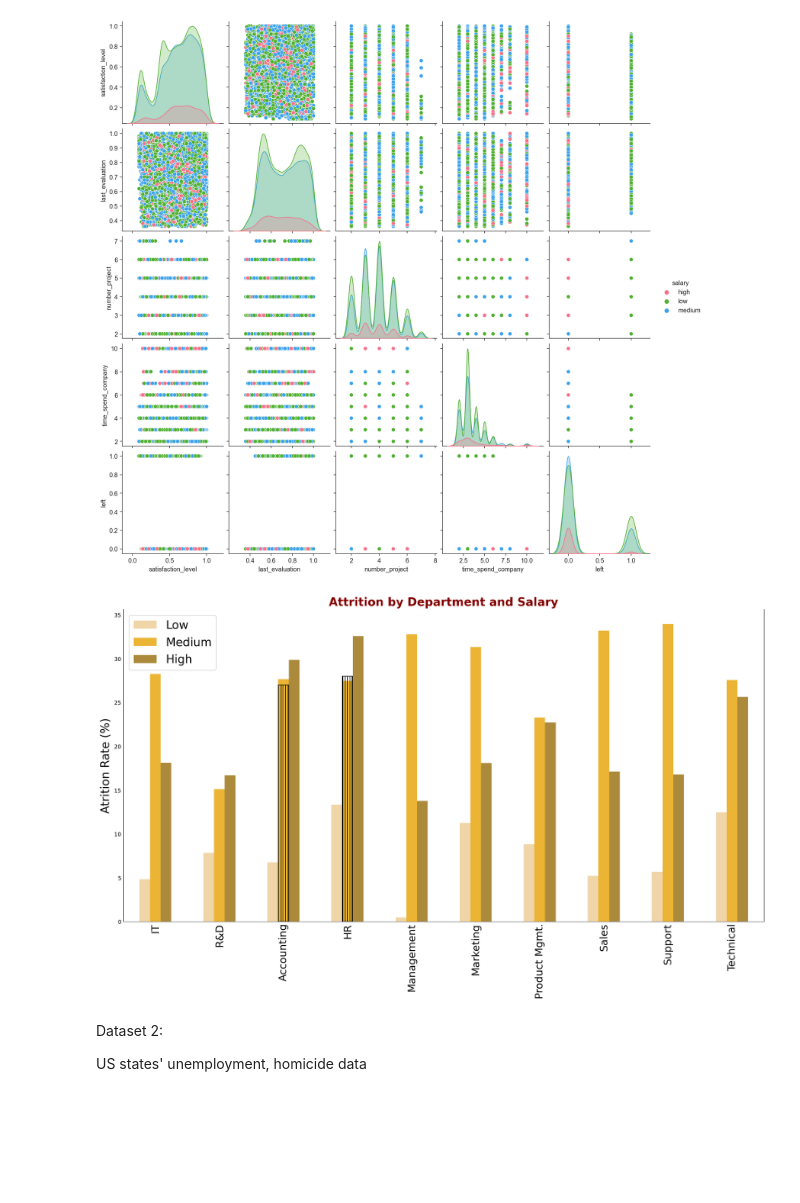
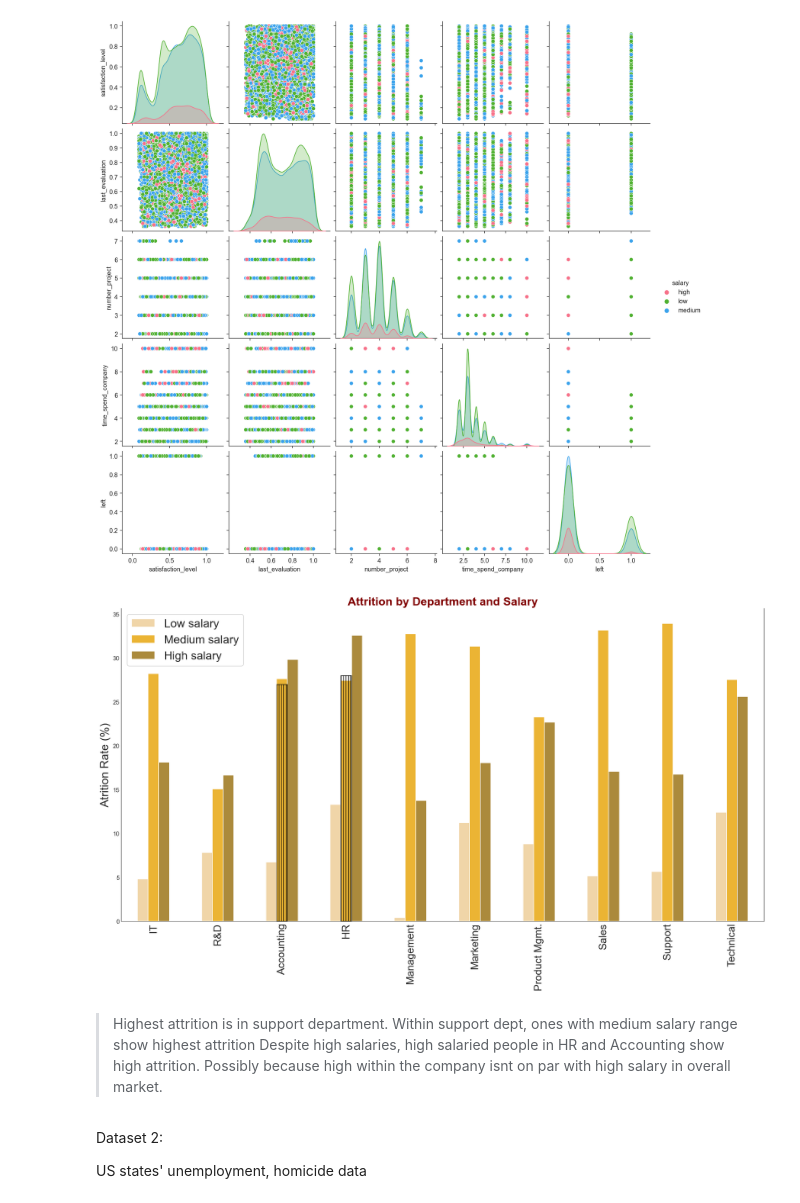
Before and after one commit to raghavendrahyd/DS_learning, a Jupyter notebook: Viz_EDA.ipynb, the cells around one changed output. Saved outputs shown, nothing was run; the diff lists cells and outputs as text; code cells hidden in the pictures; blank space fills up the shorter version.

```diff
--- a/Viz_EDA.ipynb
+++ b/Viz_EDA.ipynb
@@ -197,28 +202,31 @@ def attrition_summary_by_call(coln1,coln2, df= df):
 # %%
 depts=['IT','R&D','Accounting','HR','Management','Marketing','Product Mgmt.','Sales','Support','Technical']
 
 fig,ax=plt.subplots(figsize=(20,5))
 attrition_summary_by_call('Department','salary')['Attrition_percent'].unstack().\
     plot.bar(figsize=(20,10), color=['#f0d5a8','#ebb434','#ab8a3c'], title='Attrition rate by dept and salary', ax= ax)
 
 ax.set_title('Attrition by Department and Salary',fontsize=20,color='maroon' , weight = 'bold')
 ax.set_xlabel('Department',fontsize=20)
 ax.set_xticklabels(depts,rotation=90,fontsize=18)
 ax.set_ylabel('Atrition Rate (%)',fontsize=20)
-ax.legend(['Low','Medium','High'],fontsize=20)
+ax.legend(['Low salary','Medium salary','High salary'],fontsize=20)
 
 ax.bar(3, 28, color = 'None',edgecolor='Black', width = 0.16, hatch='|||')
 ax.bar(2, 27, color = 'None',edgecolor='Black', width = 0.16, hatch='|||')
 ax.tick_params(axis='both', which='both', length=0)
 ax.set(xlabel=None)
 
 ax.spines['top'].set_visible(False)
 ax.spines['bottom'].set_linewidth(.5)
 
 
 plt.show()
 # %% [output]
-[figure, old version]
+[figure, new version]
+# %% [markdown]
+> Highest attrition is in support department. Within support dept, ones with medium salary range show highest attrition
+> Despite high salaries, high salaried people in HR and Accounting show high attrition. Possibly because high within the company isnt on par with high salary in overall market.
 # %% [markdown]
 Dataset 2:
 
```
Also changed, not shown: parts of 2 cells of this notebook.
